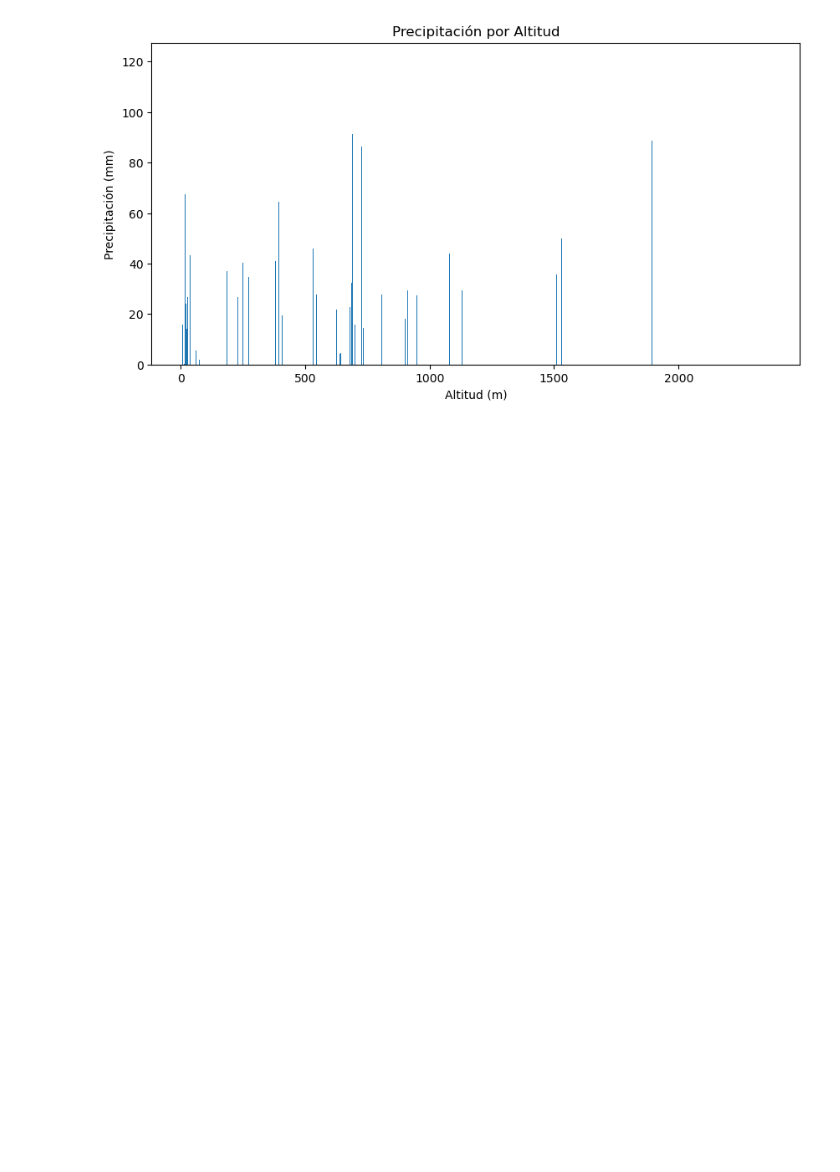
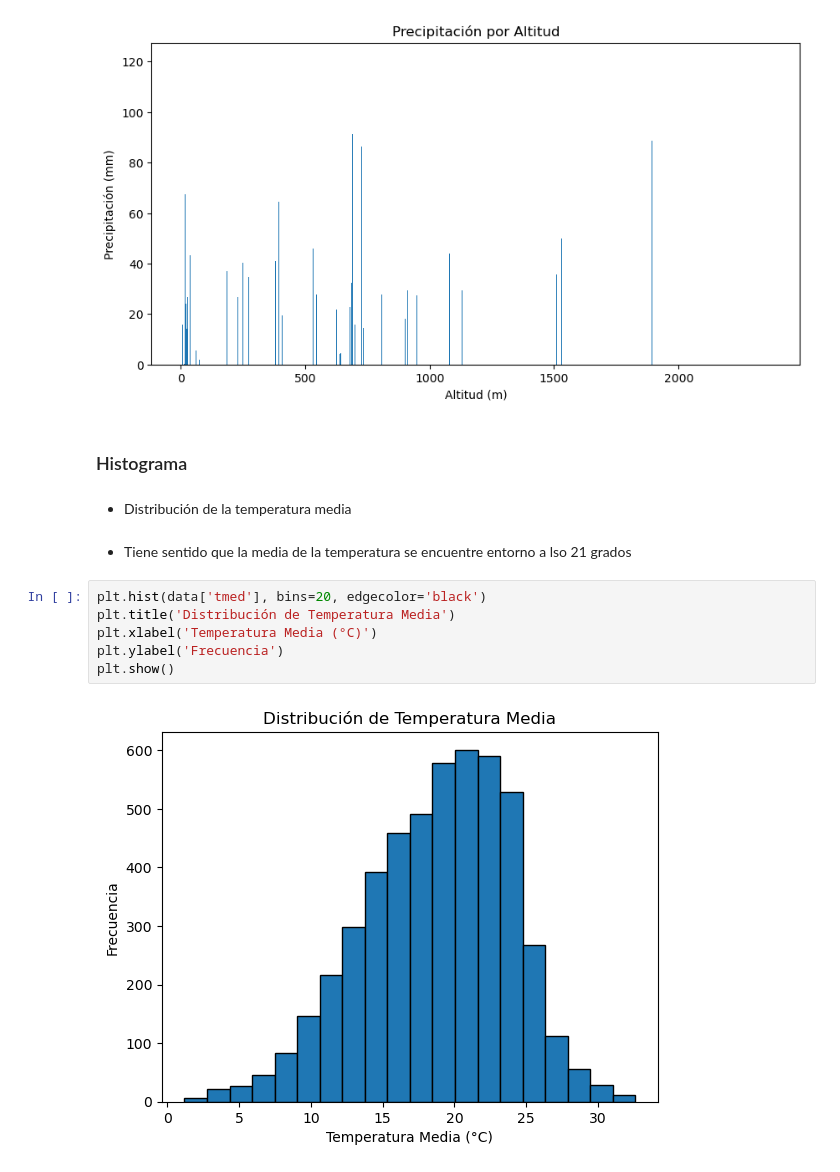
Before and after one commit to guti10x/Aemet, a Jupyter notebook: AEMET_API_requests.ipynb, the cells around one changed output. Saved outputs shown, nothing was run; the diff lists cells and outputs as text; blank space fills up the shorter version.

Commit message:
Add histograma

```diff
--- a/AEMET_API_requests.ipynb
+++ b/AEMET_API_requests.ipynb
@@ -305,3 +305,17 @@ plt.ylabel('Precipitación (mm)')
 plt.show()
 # %% [output]
 [figure]
+# %% [markdown]
+### Histograma
+# %% [markdown]
+ - Distribución de la temperatura media
+# %% [markdown]
+ - Tiene sentido que la media de la temperatura se encuentre entorno a lso 21 grados
+# %%
+plt.hist(data['tmed'], bins=20, edgecolor='black')
+plt.title('Distribución de Temperatura Media')
+plt.xlabel('Temperatura Media (°C)')
+plt.ylabel('Frecuencia')
+plt.show()
+# %% [output]
+[figure, added]
```
Also changed, not shown: parts of 5 cells of this notebook.
